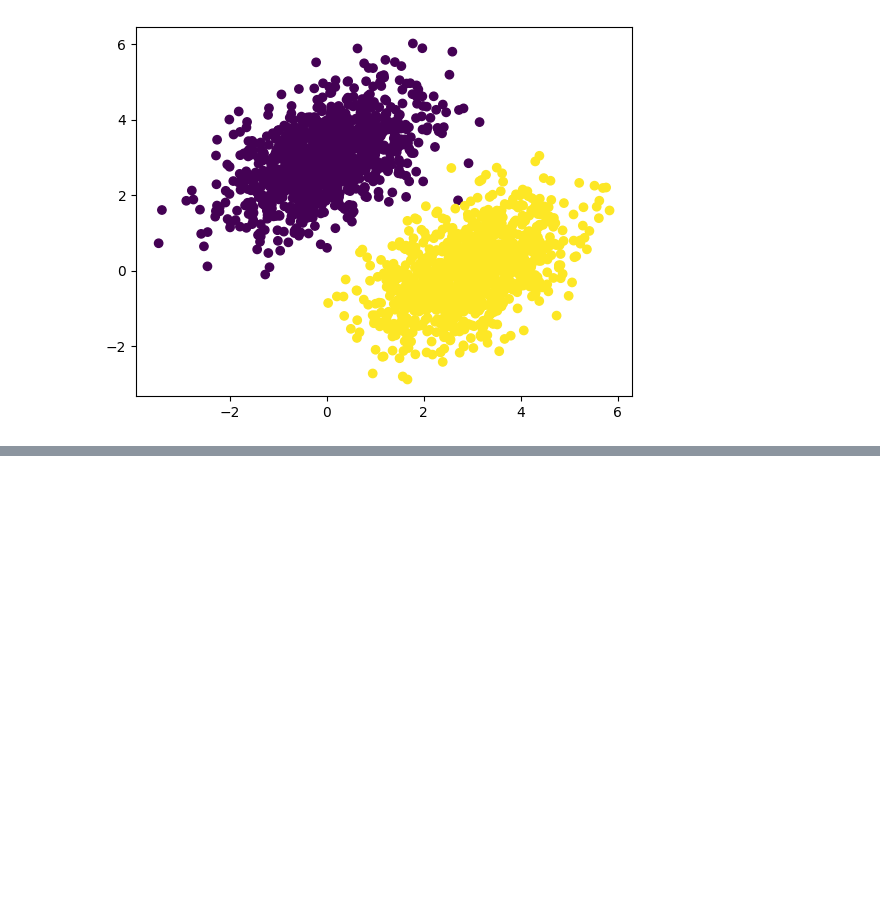
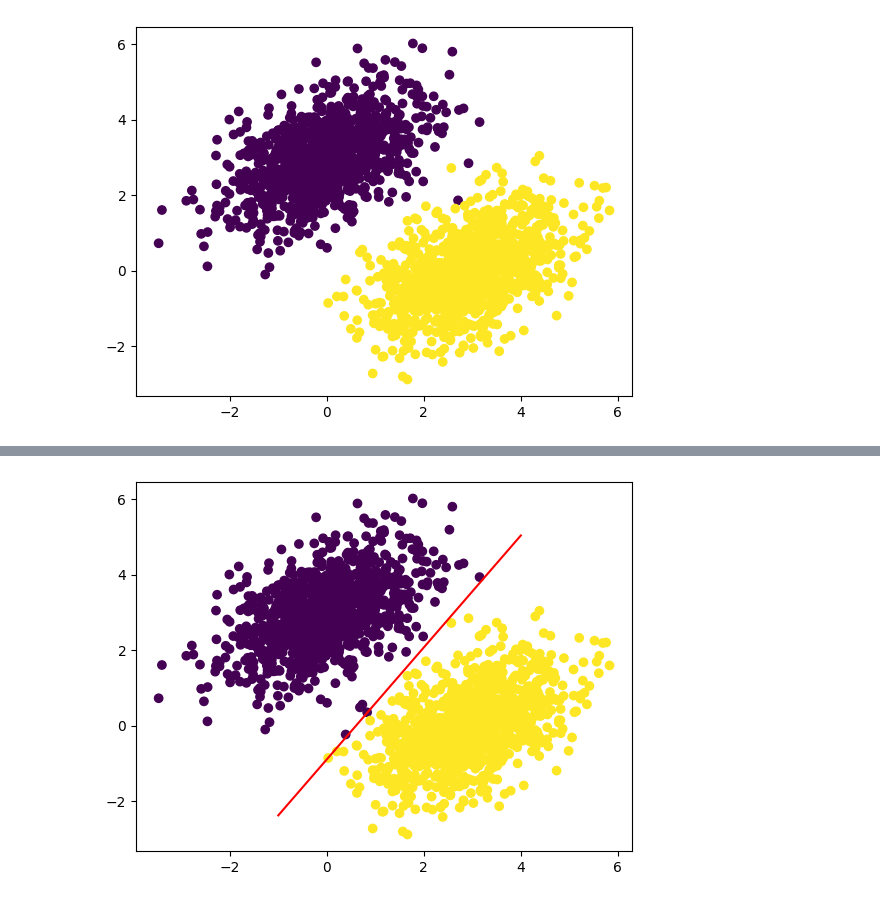
Before and after one commit to FabrizioBettetti/Machine_learning, a Jupyter notebook: Tensorflow_basics.ipynb, the cells around one changed output, grey strips where cells are left out. Drawn from its saved outputs; the diff is of its cells as text; code cells hidden in the pictures; blank space fills up the shorter version.

```diff
--- a/Tensorflow_basics.ipynb
+++ b/Tensorflow_basics.ipynb
@@ -239,0 +264,9 @@ for step in range(40):
+# %%
+x = np.linspace(-1, 4, 100)
+y = -W[0] / W[1] * x + (0.5 - b) / W[1]   #w0 x + w1 y + b = 0.5 => y = -w0 / w1 x + (0.5 - b) / w1
+plt.plot(x, y, '-r')
+plt.scatter(inputs[:, 0], inputs[:, 1], c=predictions[:, 0] > 0.5)
+plt.show()
+#Purple: class 0 (negative), yellow: class 1 (positive)
+# %% [output]
+[figure, added]
```
Also changed, not shown: parts of 2 cells of this notebook.
